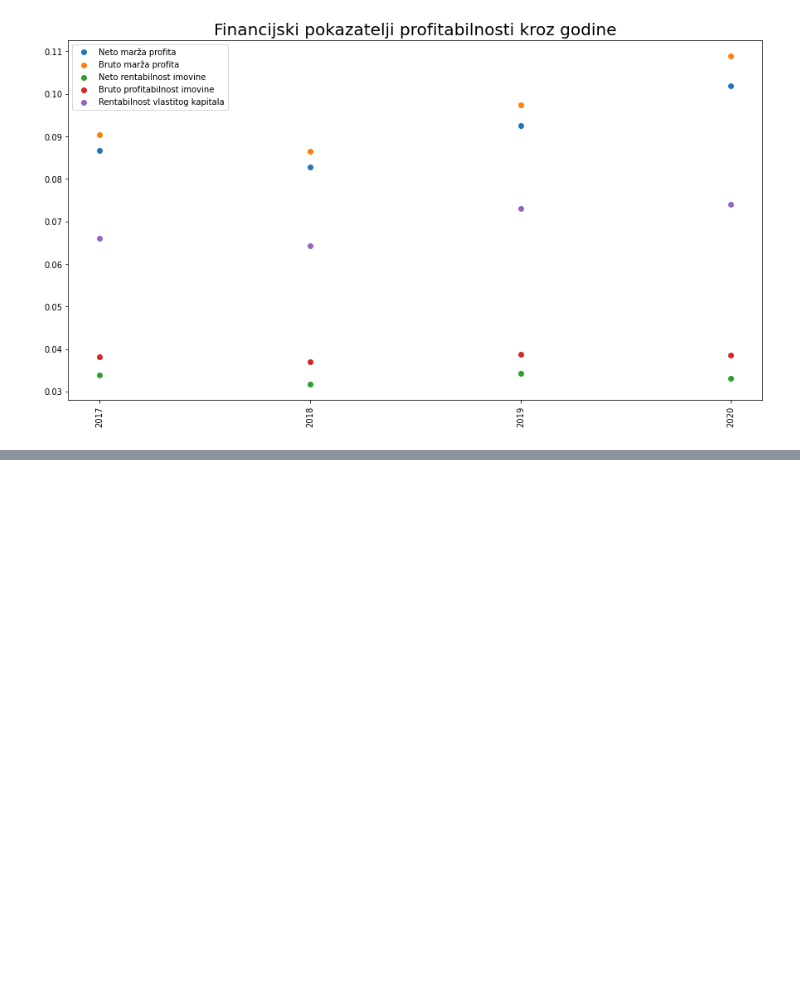
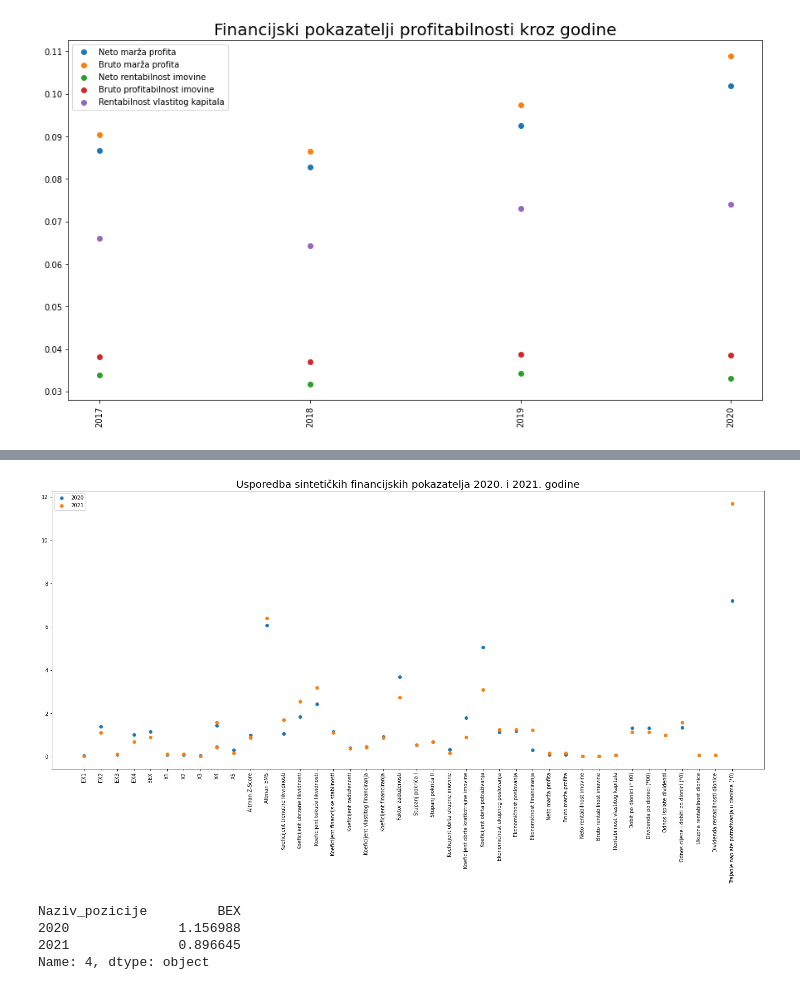
Before and after one commit to dkundih/DataLibrary, a Jupyter notebook: HEP analysis/HEPanalysis.ipynb, the cells around one changed output, grey strips where cells are left out. Drawn from its saved outputs; the diff is of its cells as text; code cells hidden in the pictures; blank space fills up the shorter version.

```diff
--- a/HEP analysis/HEPanalysis.ipynb
+++ b/HEP analysis/HEPanalysis.ipynb
@@ -303,3 +303,5 @@ plt.legend()
 plt.show()
 # %% [output]
 [figure]
+# %%
+final = pd.read_excel(r'C:\Users\kundi\Sphere\DataLibrary\HEP analysis\final.xlsx')
@@ -305,0 +328,18 @@ plt.show()
+# %%
+plt.figure(figsize=(25,10))
+plt.title('Usporedba sintetičkih financijskih pokazatelja 2020. i 2021. godine', size= 20)
+plt.scatter(x = final['Naziv_pozicije'], y = final[2020], label = '2020')
+plt.scatter(x = final['Naziv_pozicije'], y = final[2021], label = '2021')
+plt.ticklabel_format(style='plain', axis='y')
+plt.xticks(rotation=90)
+plt.legend()
+plt.show()
+# %% [output]
+[figure, added]
+# %%
+final.iloc[4]
+# %% [output]
+Naziv_pozicije         BEX
+2020              1.156988
+2021              0.896645
+Name: 4, dtype: object
```
Also changed, not shown: parts of 1 cell of this notebook, 1 other file.
